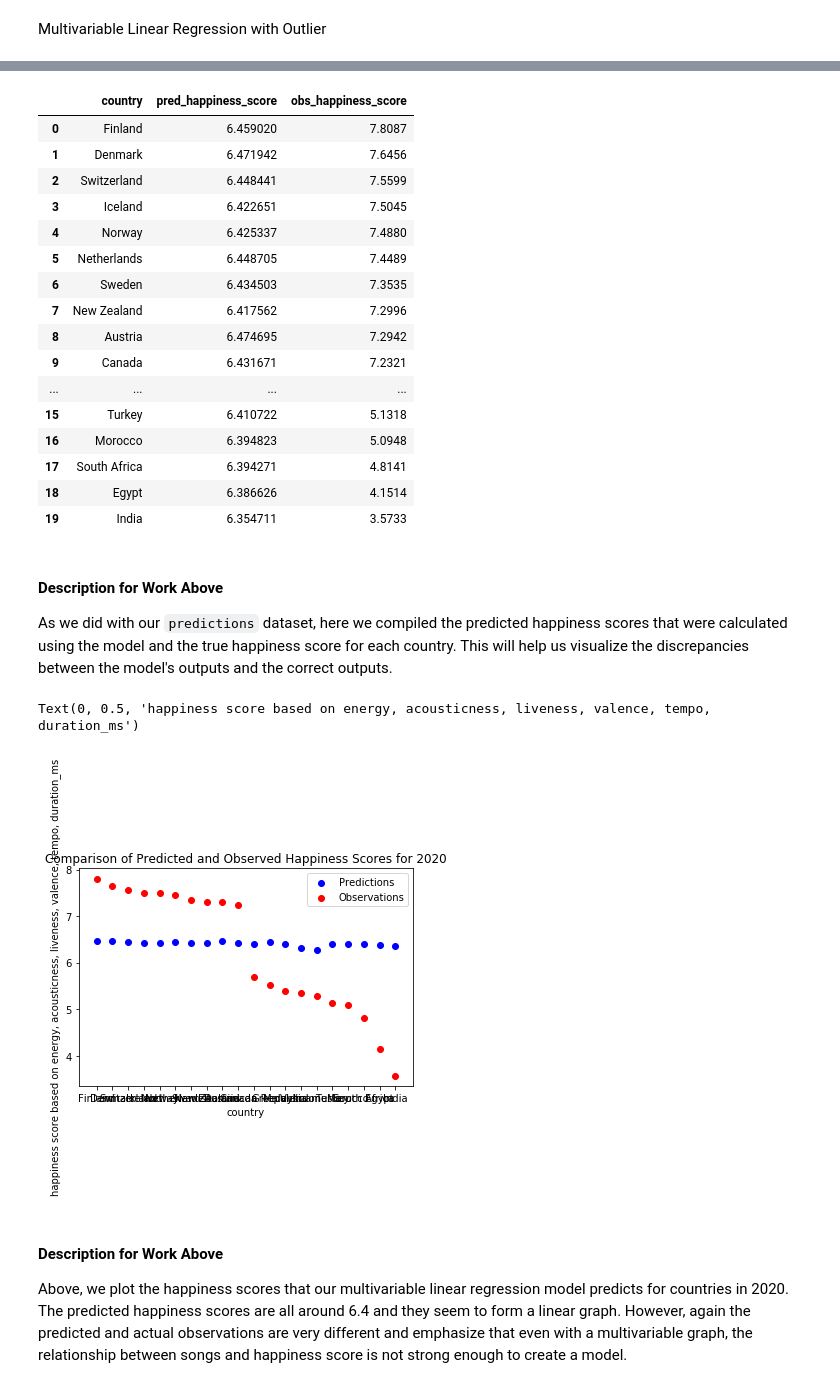
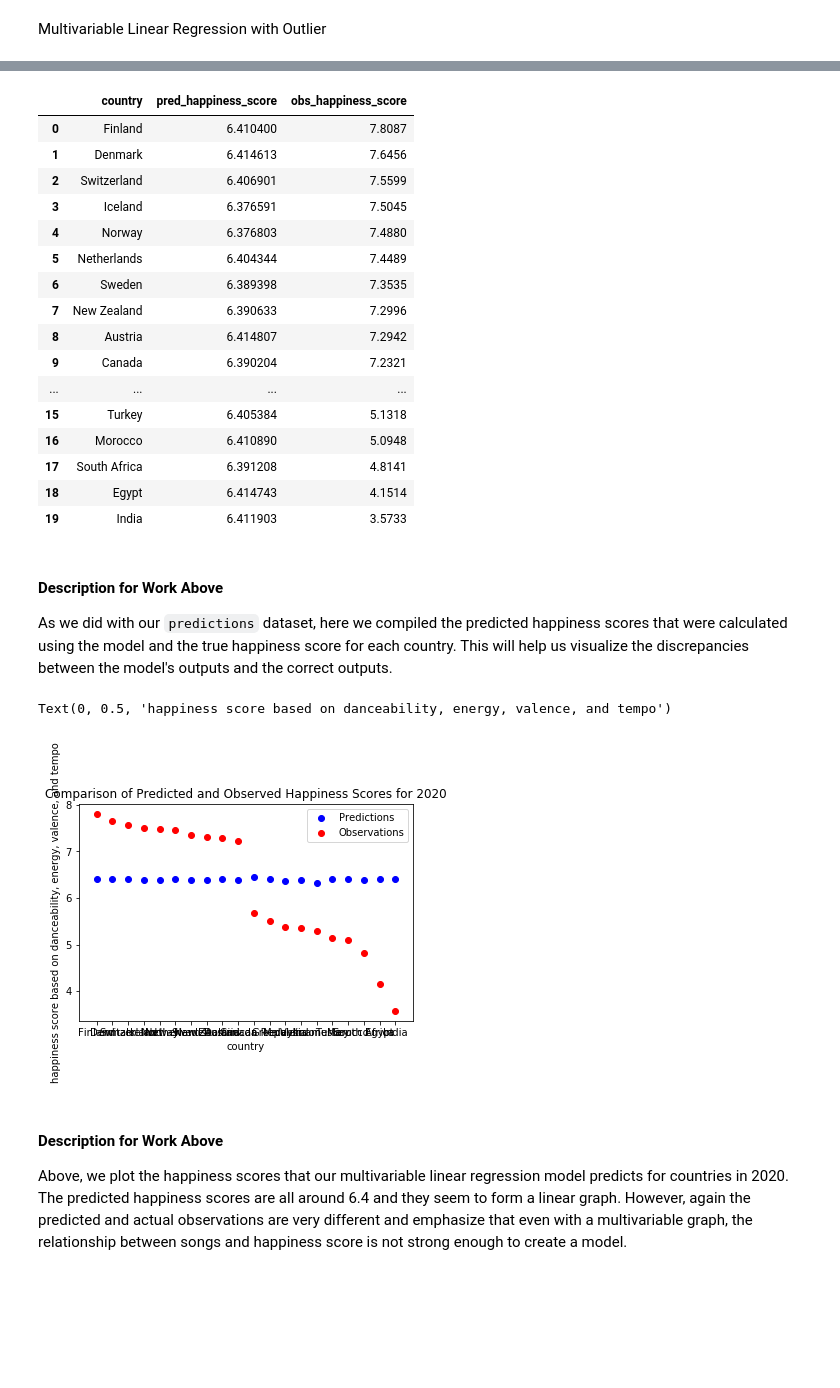
Before and after one commit to Albina-C/INFO-2950-Project, a Jupyter notebook: PROJ 2950.ipynb, the cells around one changed output, grey strips where cells are left out. Saved outputs shown, nothing was run; the diff lists cells and outputs as text; code cells hidden in the pictures; blank space fills up the shorter version.

Commit message:
edited limitations, fixed model.

```diff
--- a/PROJ 2950.ipynb
+++ b/PROJ 2950.ipynb
@@ -768,10 +793,10 @@ We decided to also create a multivariable linear regression model to see if look
 Multivariable Linear Regression with Outlier
 # %%
 multi_lin_model=lr()
-multi_lin_model.fit(finalsongs2019[['danceability','energy', 'acousticness', 'liveness', 'valence', 'tempo', 'duration_ms']],finalsongs2019['happiness_score'])
+multi_lin_model.fit(finalsongs2019[['danceability','energy', 'valence', 'tempo']],finalsongs2019['happiness_score'])
 
-for x, feature in enumerate(['danceability','energy', 'acousticness', 'liveness', 'valence', 'tempo', 'duration_ms']):
+for x, feature in enumerate(['danceability','energy', 'valence', 'tempo']):
     print('{} coefficient: {:.2f}'.format(feature, multi_lin_model.coef_[x]))
 
-print('r^2 of the model: '+str(round((multi_lin_model.score(finalsongs2019[['danceability','energy', 'acousticness', 'liveness', 'valence', 'tempo', 'duration_ms']],finalsongs2019['happiness_score'])),2)))
+print('r^2 of the model: '+str(round((multi_lin_model.score(finalsongs2019[['danceability','energy', 'valence', 'tempo']],finalsongs2019['happiness_score'])),2)))
 # %% [output]
@@ -794,9 +816,9 @@ mult_pred_happy=[]
 for country in clist:
     country_pred=finalsongs2020[finalsongs2020['country']==country]
     mean_scores=pd.DataFrame(country_pred.mean()).T
-    mult_pred=multi_lin_model.predict(mean_scores[['danceability','energy', 'acousticness', 'liveness', 'valence', 'tempo', 'duration_ms']])
+    mult_pred=multi_lin_model.predict(mean_scores[['danceability','energy', 'valence', 'tempo']])
     mult_pred_happy.append(mult_pred[0])
-    coeffnum=round(multi_lin_model.score(finalsongs2020[['danceability','energy', 'acousticness', 'liveness', 'valence', 'tempo', 'duration_ms']],finalsongs2020['happiness_score']),2)
+    coeffnum=round(multi_lin_model.score(finalsongs2020[['danceability','energy', 'valence', 'tempo']],finalsongs2020['happiness_score']),2)
 # %%
 coeffnum
 # %% [output]
@@ -813,36 +835,36 @@ multhap['obs_happiness_score']=predictions['obs_happiness_score']
 multhap
 # %% [output]
 |  | country | pred_happiness_score | obs_happiness_score |
-| 0 | Finland | 6.459020 | 7.8087 |
-| 1 | Denmark | 6.471942 | 7.6456 |
-| 2 | Switzerland | 6.448441 | 7.5599 |
-| 3 | Iceland | 6.422651 | 7.5045 |
-| 4 | Norway | 6.425337 | 7.4880 |
-| 5 | Netherlands | 6.448705 | 7.4489 |
-| 6 | Sweden | 6.434503 | 7.3535 |
-| 7 | New Zealand | 6.417562 | 7.2996 |
-| 8 | Austria | 6.474695 | 7.2942 |
-| 9 | Canada | 6.431671 | 7.2321 |
+| 0 | Finland | 6.410400 | 7.8087 |
+| 1 | Denmark | 6.414613 | 7.6456 |
+| 2 | Switzerland | 6.406901 | 7.5599 |
+| 3 | Iceland | 6.376591 | 7.5045 |
+| 4 | Norway | 6.376803 | 7.4880 |
+| 5 | Netherlands | 6.404344 | 7.4489 |
+| 6 | Sweden | 6.389398 | 7.3535 |
+| 7 | New Zealand | 6.390633 | 7.2996 |
+| 8 | Austria | 6.414807 | 7.2942 |
+| 9 | Canada | 6.390204 | 7.2321 |
 | ... | ... | ... | ... |
-| 15 | Turkey | 6.410722 | 5.1318 |
-| 16 | Morocco | 6.394823 | 5.0948 |
-| 17 | South Africa | 6.394271 | 4.8141 |
-| 18 | Egypt | 6.386626 | 4.1514 |
-| 19 | India | 6.354711 | 3.5733 |
+| 15 | Turkey | 6.405384 | 5.1318 |
+| 16 | Morocco | 6.410890 | 5.0948 |
+| 17 | South Africa | 6.391208 | 4.8141 |
+| 18 | Egypt | 6.414743 | 4.1514 |
+| 19 | India | 6.411903 | 3.5733 |
 # %% [markdown]
 ####  Description for Work Above
 As we did with our `predictions` dataset, here we compiled the predicted happiness scores that were calculated using the model and the true happiness score for each country. This will help us visualize the discrepancies between the model's outputs and the correct outputs.
 # %%
 plt.scatter(multhap['country'],multhap['pred_happiness_score'],c='blue', label='Predictions')
 plt.scatter(multhap['country'],multhap['obs_happiness_score'],c='red', label='Observations')
 plt.legend()
 plt.title('Comparison of Predicted and Observed Happiness Scores for 2020')
 plt.xlabel('country')
-plt.ylabel('happiness score based on energy, acousticness, liveness, valence, tempo, duration_ms')
+plt.ylabel('happiness score based on danceability, energy, valence, and tempo')
 # plt.tight_layout()
 # %% [output]
-Text(0, 0.5, 'happiness score based on energy, acousticness, liveness, valence, tempo, duration_ms')
+Text(0, 0.5, 'happiness score based on danceability, energy, valence, and tempo')
-[figure, old version]
+[figure, new version]
 # %% [markdown]
 ####  Description for Work Above
 Above, we plot the happiness scores that our multivariable linear regression model predicts for countries in 2020. The predicted happiness scores are all around 6.4 and they seem to form a linear graph. However, again the predicted and actual observations are very different and emphasize that even with a multivariable graph, the relationship between songs and happiness score is not strong enough to create a model.
```
Also changed, not shown: parts of 18 cells of this notebook, 2 other files.
